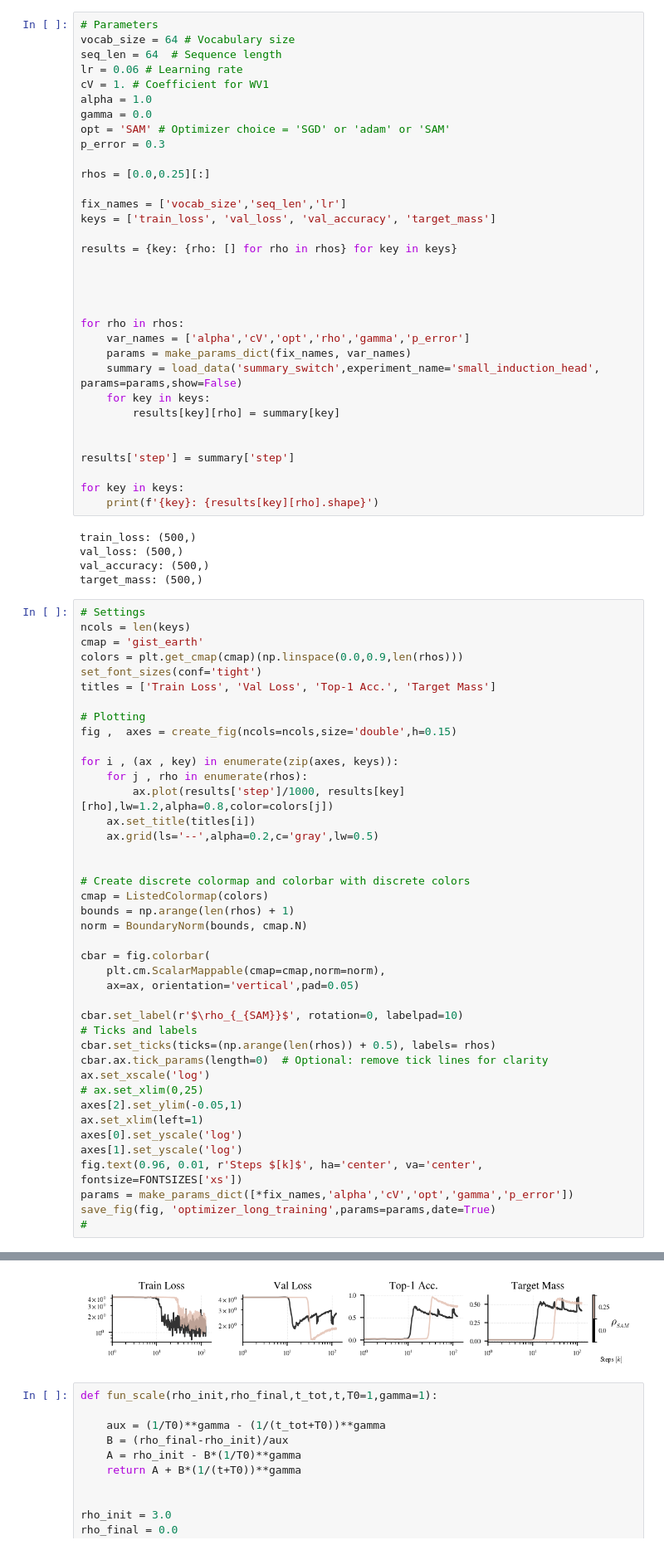
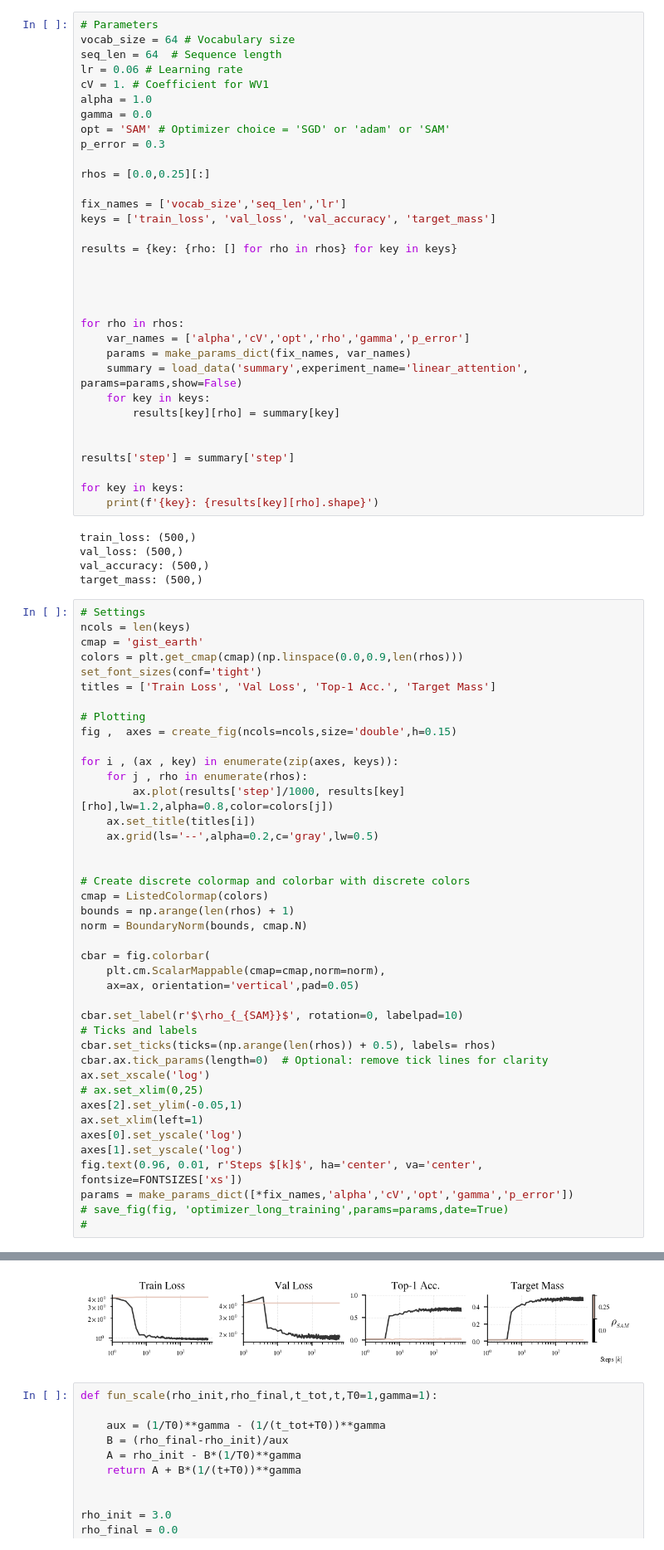
Before and after one commit to CristopherErazo/SAM, a Jupyter notebook: notebooks/26_02_09_Simplified_Task.ipynb, the cells around one changed output, grey strips where cells are left out. Shown at 83% size. Saved outputs shown, nothing was run; the diff lists cells and outputs as text.

```diff
--- a/notebooks/26_02_09_Simplified_Task.ipynb
+++ b/notebooks/26_02_09_Simplified_Task.ipynb
@@ -509,7 +509,7 @@ results = {key: {rho: [] for rho in rhos} for key in keys}
 for rho in rhos:
     var_names = ['alpha','cV','opt','rho','gamma','p_error']
     params = make_params_dict(fix_names, var_names)
-    summary = load_data('summary_switch',experiment_name='small_induction_head', params=params,show=False)
+    summary = load_data('summary',experiment_name='linear_attention', params=params,show=False)
     for key in keys:
         results[key][rho] = summary[key]
 
@@ -562,6 +562,6 @@ axes[0].set_yscale('log')
 axes[1].set_yscale('log')
 fig.text(0.96, 0.01, r'Steps $[k]$', ha='center', va='center', fontsize=FONTSIZES['xs'])
 params = make_params_dict([*fix_names,'alpha','cV','opt','gamma','p_error'])
-save_fig(fig, 'optimizer_long_training',params=params,date=True)
+# save_fig(fig, 'optimizer_long_training',params=params,date=True)
 #
 # %% [output]
@@ -569,4 +568,4 @@ Figure saved on /u/c/cerazova/SAM/plots/2026-02 as optimizer_long_training_alpha
-[figure, old version]
+[figure, new version]
 # %%
 def fun_scale(rho_init,rho_final,t_tot,t,T0=1,gamma=1):
 
```
Also changed, not shown: parts of 1 cell of this notebook, 3 other files.
